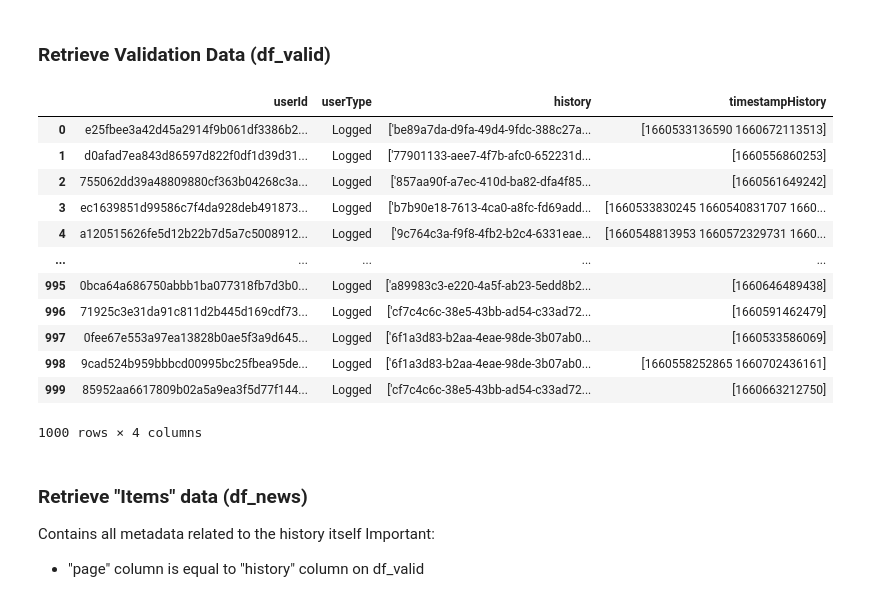
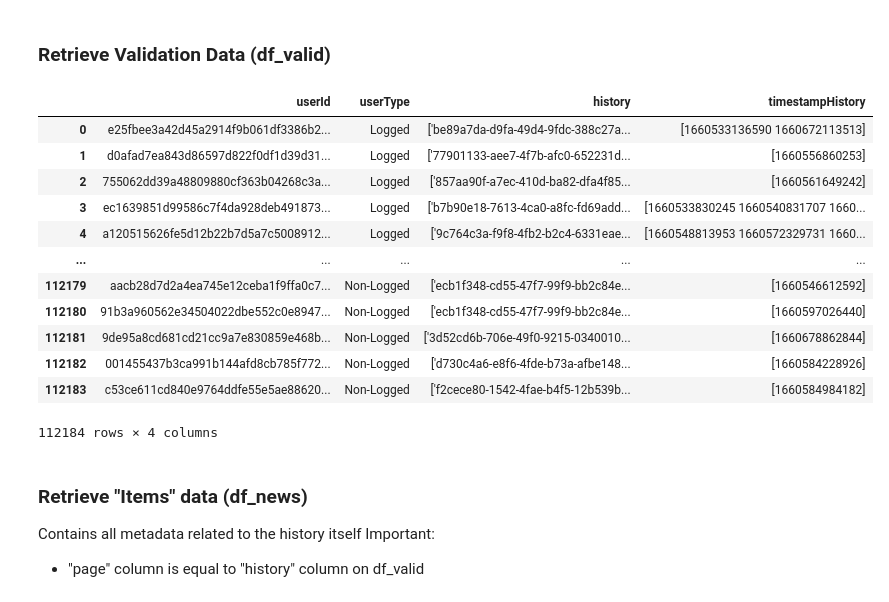
Before and after one commit to raianeli25/tech_challenge_5, a Jupyter notebook: recommendation/4_validating_model_by_popular_and_training.ipynb, the cells around one changed output. Drawn from its saved outputs; the diff is of its cells as text; code cells hidden in the pictures.

Commit message:
Validation Results - Whole Dataset and 20% Matches

```diff
--- a/recommendation/4_validating_model_by_popular_and_training.ipynb
+++ b/recommendation/4_validating_model_by_popular_and_training.ipynb
@@ -49,23 +49,23 @@ N_PARTS_DASK = 3
 # %% [markdown]
 ### Retrieve Validation Data (df_valid)
 # %%
-# df_valid = pd.read_csv(config["VALID_DF"],dtype=dtype_df_valid)
-df_valid = pd.read_csv(config["VALID_DF"],dtype=dtype_df_valid,nrows=LIMIT_N_ROWS)
+df_valid = pd.read_csv(config["VALID_DF"],dtype=dtype_df_valid)
+# df_valid = pd.read_csv(config["VALID_DF"],dtype=dtype_df_valid,nrows=LIMIT_N_ROWS)
 df_valid.dropna()
 # %% [output]
 |  | userId | userType | history | timestampHistory |
 | 0 | e25fbee3a42d45a2914f9b061df3386b2... | Logged | ['be89a7da-d9fa-49d4-9fdc-388c27a... | [1660533136590 1660672113513] |
 | 1 | d0afad7ea843d86597d822f0df1d39d31... | Logged | ['77901133-aee7-4f7b-afc0-652231d... | [1660556860253] |
 | 2 | 755062dd39a48809880cf363b04268c3a... | Logged | ['857aa90f-a7ec-410d-ba82-dfa4f85... | [1660561649242] |
 | 3 | ec1639851d99586c7f4da928deb491873... | Logged | ['b7b90e18-7613-4ca0-a8fc-fd69add... | [1660533830245 1660540831707 1660... |
 | 4 | a120515626fe5d12b22b7d5a7c5008912... | Logged | ['9c764c3a-f9f8-4fb2-b2c4-6331eae... | [1660548813953 1660572329731 1660... |
 | ... | ... | ... | ... | ... |
-| 995 | 0bca64a686750abbb1ba077318fb7d3b0... | Logged | ['a89983c3-e220-4a5f-ab23-5edd8b2... | [1660646489438] |
-| 996 | 71925c3e31da91c811d2b445d169cdf73... | Logged | ['cf7c4c6c-38e5-43bb-ad54-c33ad72... | [1660591462479] |
-| 997 | 0fee67e553a97ea13828b0ae5f3a9d645... | Logged | ['6f1a3d83-b2aa-4eae-98de-3b07ab0... | [1660533586069] |
-| 998 | 9cad524b959bbbcd00995bc25fbea95de... | Logged | ['6f1a3d83-b2aa-4eae-98de-3b07ab0... | [1660558252865 1660702436161] |
-| 999 | 85952aa6617809b02a5a9ea3f5d77f144... | Logged | ['cf7c4c6c-38e5-43bb-ad54-c33ad72... | [1660663212750] |
+| 112179 | aacb28d7d2a4ea745e12ceba1f9ffa0c7... | Non-Logged | ['ecb1f348-cd55-47f7-99f9-bb2c84e... | [1660546612592] |
+| 112180 | 91b3a960562e34504022dbe552c0e8947... | Non-Logged | ['ecb1f348-cd55-47f7-99f9-bb2c84e... | [1660597026440] |
+| 112181 | 9de95a8cd681cd21cc9a7e830859e468b... | Non-Logged | ['3d52cd6b-706e-49f0-9215-0340010... | [1660678862844] |
+| 112182 | 001455437b3ca991b144afd8cb785f772... | Non-Logged | ['d730c4a6-e8f6-4fde-b73a-afbe148... | [1660584228926] |
+| 112183 | c53ce611cd840e9764ddfe55e5ae88620... | Non-Logged | ['f2cece80-1542-4fae-b4f5-12b539b... | [1660584984182] |
-1000 rows × 4 columns
+112184 rows × 4 columns
 # %% [markdown]
 ### Retrieve "Items" data (df_news)
 Contains all metadata related to the history itself
```
Also changed, not shown: parts of 15 cells of this notebook.
